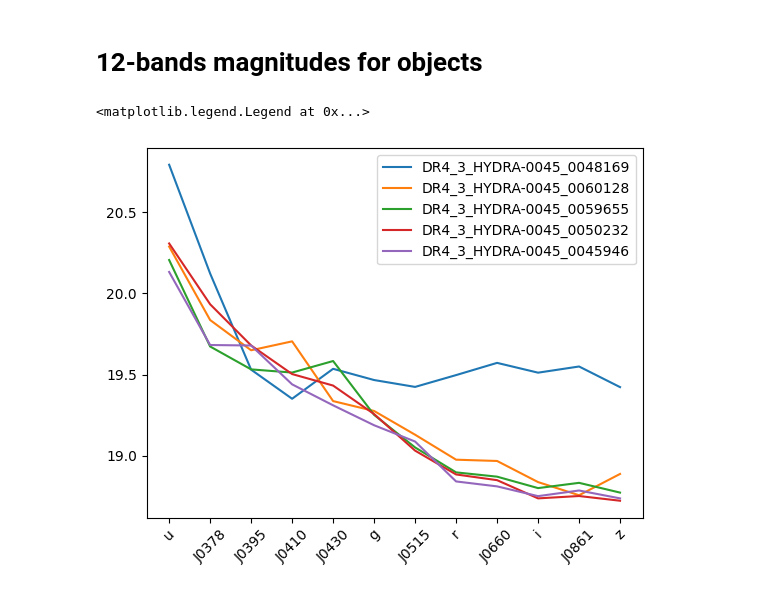
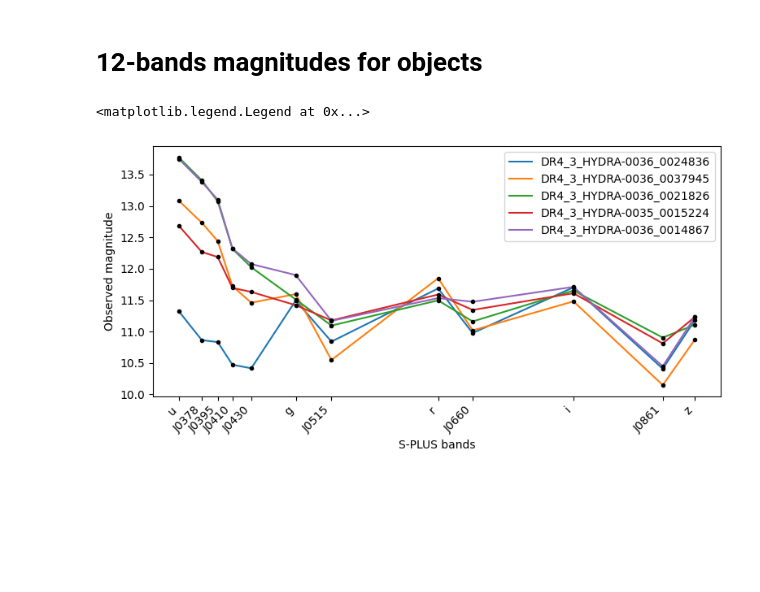
Before and after one commit to felipefer42/XLVII_SAB_workshop, a Jupyter notebook: content/hands-on/1st_science_case_solution.ipynb, the cells around one changed output. Cells and saved outputs as stored; diff of their text form; code cells hidden in the pictures; blank space fills up the shorter version.

```diff
--- a/content/hands-on/1st_science_case_solution.ipynb
+++ b/content/hands-on/1st_science_case_solution.ipynb
@@ -185,20 +184,21 @@ Text(0, 0.5, '(g - r) [mag]')
 # %% [markdown]
 # 12-bands magnitudes for objects
-# %%
-x = np.array(objects_table[f'J0660_{apperture}_dual'])
-iS = np.argsort(x)[::-1]
-ids = np.array(objects_table['ID_sqg'])
-f, ax = plt.subplots()
-for i in iS[:5]:
-    mag__l = []
-    for band in splus_bands:
-        x = np.array(objects_table[f'{band}_{apperture}_dual'])[i]
-        mag__l.append(x)
-    mag__l = np.asarray(mag__l)
-    ax.plot(mag__l, label=ids[i])
-    ax.set_xticks(np.arange(len(splus_bands)))
-    ax.set_xticklabels(splus_bands, rotation=45)
-ax.legend()
-# %% [output]
-<matplotlib.legend.Legend at 0x...>
-[figure, removed]
+# %%
+# sort table by J0660 mag values and get the 5 brightest objects
+sorted_objects_table = objects_table.sort_values(by=f'J0660_{apperture}_dual').head(5)
+# Filter only magnitudes to plot
+pd_filter = [f'{band}_{apperture}_dual' for band in splus_bands]
+objs_mags = sorted_objects_table[pd_filter].T
+
+f, ax = plt.subplots()
+f.set_size_inches(9, 4)
+ax.plot(splut_bands_pivot_wavelenghts, objs_mags, label=sorted_objects_table['ID_sqg'])
+ax.plot(splut_bands_pivot_wavelenghts, objs_mags, '.k')
+ax.set_xticks(splut_bands_pivot_wavelenghts)
+ax.set_xticklabels(splus_bands, rotation=45, ha='right')
+ax.set_xlabel('S-PLUS bands')
+ax.set_ylabel('Observed magnitude')
+ax.legend()
+# %% [output]
+<matplotlib.legend.Legend at 0x...>
+[figure, added]
```
Also changed, not shown: parts of 11 cells of this notebook.
